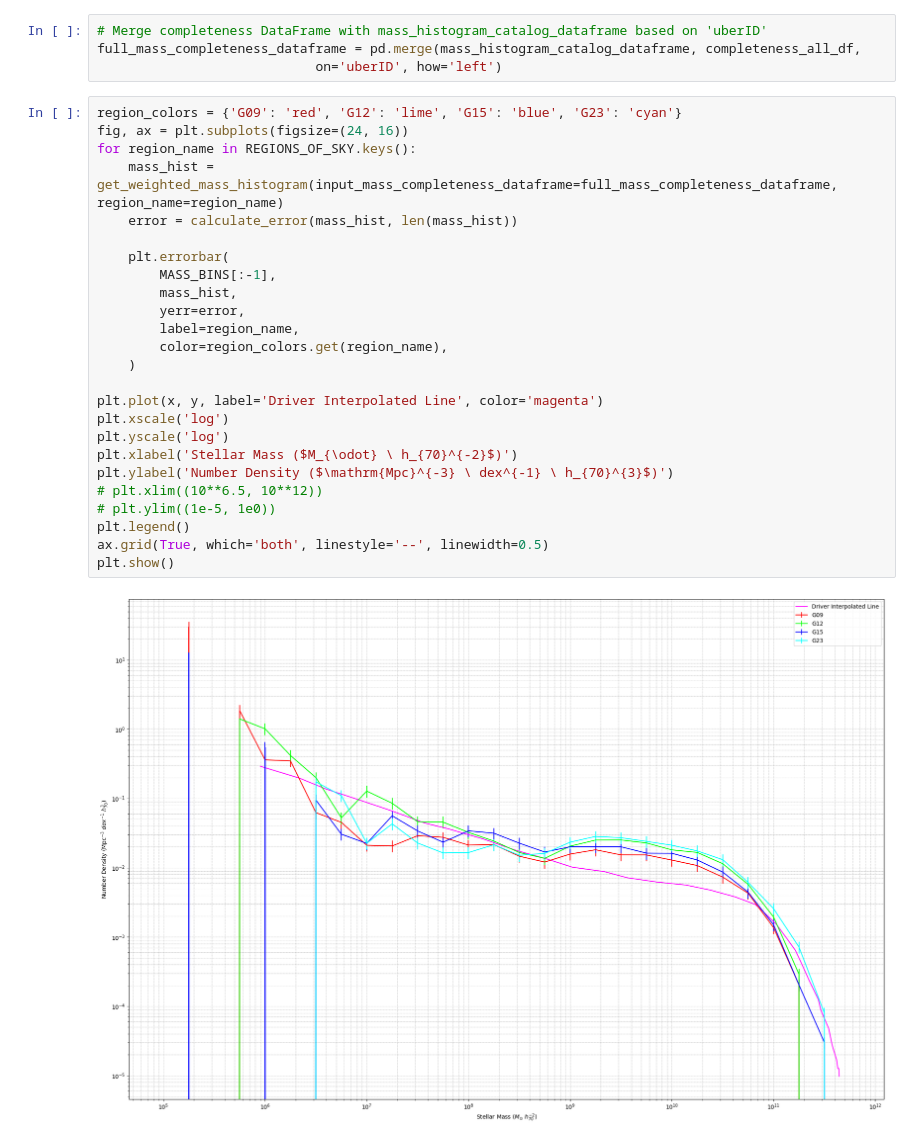
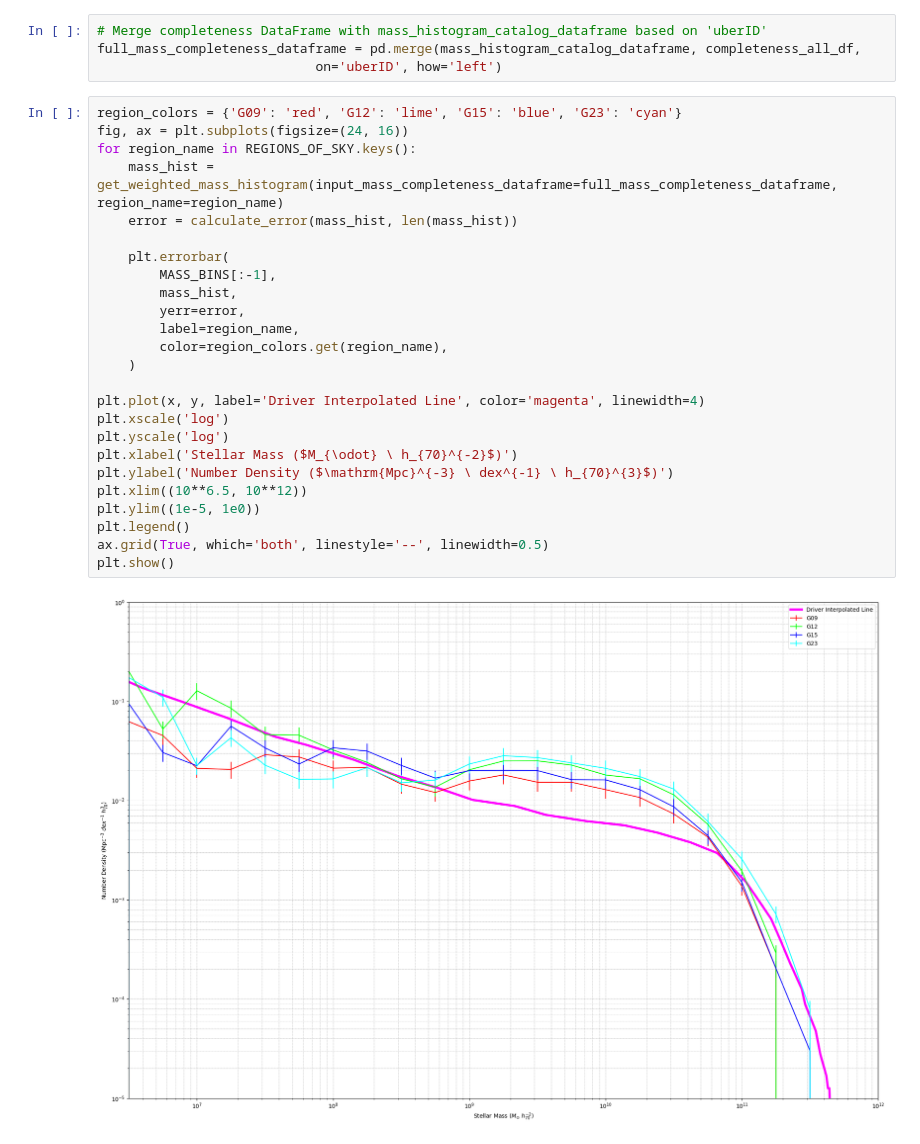
Before and after one commit to Safiye-Teymourzadeh/driver, a Jupyter notebook: driverfig11_ishalafinal.ipynb, the cells around one changed output. Saved outputs shown, nothing was run; the diff lists cells and outputs as text.

```diff
--- a/driverfig11_ishalafinal.ipynb
+++ b/driverfig11_ishalafinal.ipynb
@@ -270,30 +255,30 @@ full_mass_completeness_dataframe = pd.merge(mass_histogram_catalog_dataframe, co
 # %%
 region_colors = {'G09': 'red', 'G12': 'lime', 'G15': 'blue', 'G23': 'cyan'}
 fig, ax = plt.subplots(figsize=(24, 16))
 for region_name in REGIONS_OF_SKY.keys():
     mass_hist = get_weighted_mass_histogram(input_mass_completeness_dataframe=full_mass_completeness_dataframe, region_name=region_name)
     error = calculate_error(mass_hist, len(mass_hist))
 
     plt.errorbar(
         MASS_BINS[:-1],
         mass_hist,
         yerr=error,
         label=region_name,
         color=region_colors.get(region_name),
     )
 
-plt.plot(x, y, label='Driver Interpolated Line', color='magenta')
+plt.plot(x, y, label='Driver Interpolated Line', color='magenta', linewidth=4)
 plt.xscale('log')
 plt.yscale('log')
 plt.xlabel('Stellar Mass ($M_{\odot} \ h_{70}^{-2}$)')
 plt.ylabel('Number Density ($\mathrm{Mpc}^{-3} \ dex^{-1} \ h_{70}^{3}$)')
-# plt.xlim((10**6.5, 10**12))
-# plt.ylim((1e-5, 1e0))
+plt.xlim((10**6.5, 10**12))
+plt.ylim((1e-5, 1e0))
 plt.legend()
 ax.grid(True, which='both', linestyle='--', linewidth=0.5)
 plt.show()
 # %% [output]
-[figure, old version]
+[figure, new version]
 # %%
 mstar_values = mass_histogram_catalog['mstar']
 co_move = mass_histogram_catalog['comovingdist']
```
Also changed, not shown: parts of 3 cells of this notebook.
